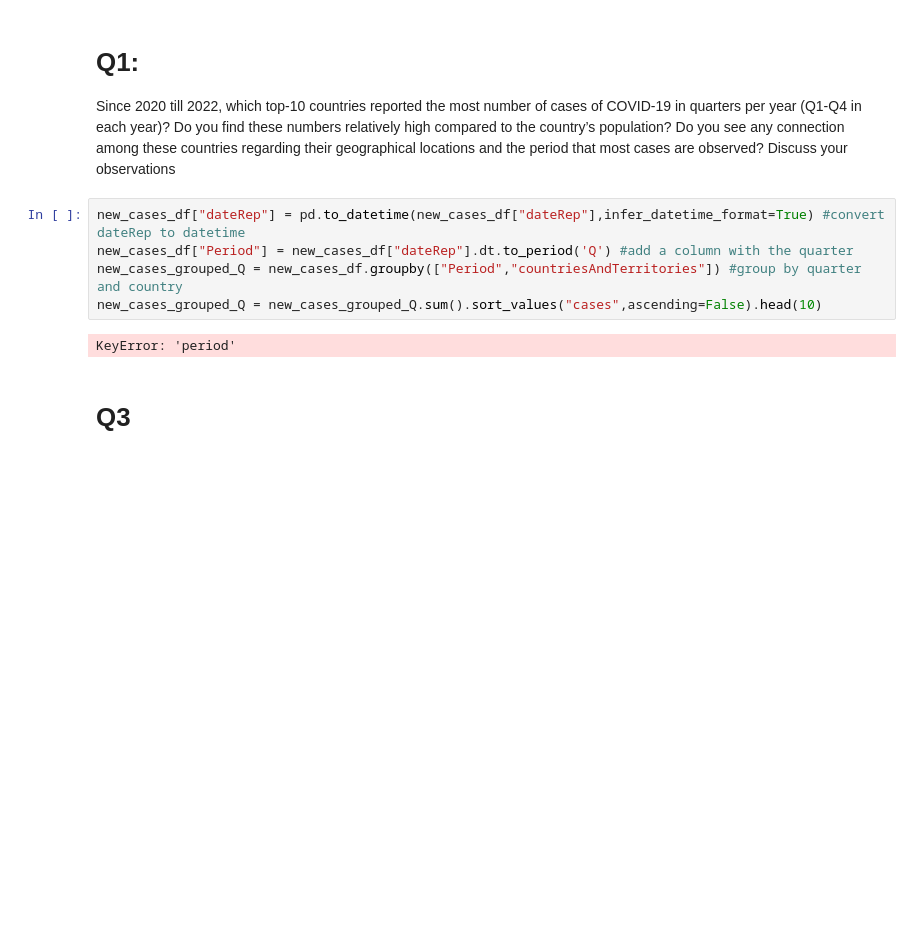
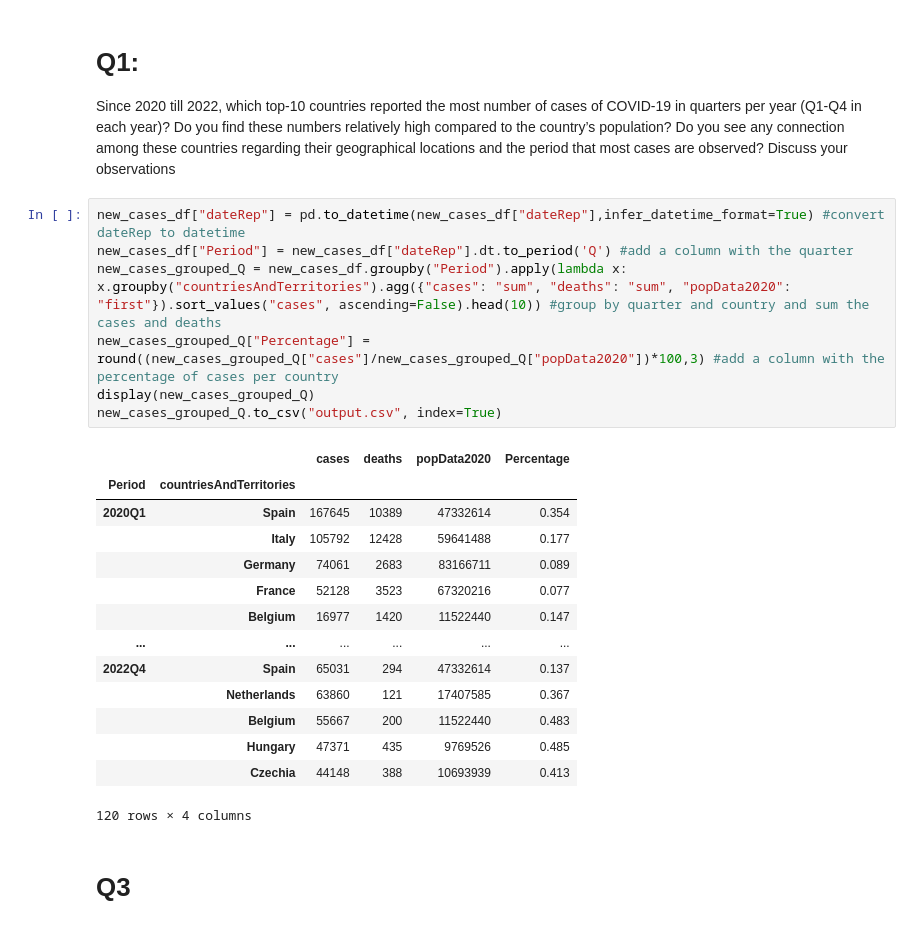
Before and after one commit to Klattraren/Intelligent-Data-Analysis-DV1597, a Jupyter notebook: assignment2.ipynb, the cells around one changed output. Saved outputs shown, nothing was run; the diff lists cells and outputs as text; blank space fills up the shorter version.

Commit message:
sorting out quarters with country and sum of cases

```diff
--- a/assignment2.ipynb
+++ b/assignment2.ipynb
@@ -256,9 +255,24 @@ observations
 # %%
 new_cases_df["dateRep"] = pd.to_datetime(new_cases_df["dateRep"],infer_datetime_format=True) #convert dateRep to datetime
 new_cases_df["Period"] = new_cases_df["dateRep"].dt.to_period('Q') #add a column with the quarter
-new_cases_grouped_Q = new_cases_df.groupby(["Period","countriesAndTerritories"]) #group by quarter and country
-new_cases_grouped_Q = new_cases_grouped_Q.sum().sort_values("cases",ascending=False).head(10)
+new_cases_grouped_Q = new_cases_df.groupby("Period").apply(lambda x: x.groupby("countriesAndTerritories").agg({"cases": "sum", "deaths": "sum", "popData2020": "first"}).sort_values("cases", ascending=False).head(10)) #group by quarter and country and sum the cases and deaths
+new_cases_grouped_Q["Percentage"] = round((new_cases_grouped_Q["cases"]/new_cases_grouped_Q["popData2020"])*100,3) #add a column with the percentage of cases per country
+display(new_cases_grouped_Q)
+new_cases_grouped_Q.to_csv("output.csv", index=True)
 # %% [output]
+|  |  | cases | deaths | popData2020 | Percentage |
+| Period | countriesAndTerritories |  |  |  |  |
+| 2020Q1 | Spain | 167645 | 10389 | 47332614 | 0.354 |
+|  | Italy | 105792 | 12428 | 59641488 | 0.177 |
+|  | Germany | 74061 | 2683 | 83166711 | 0.089 |
+|  | France | 52128 | 3523 | 67320216 | 0.077 |
+|  | Belgium | 16977 | 1420 | 11522440 | 0.147 |
+| ... | ... | ... | ... | ... | ... |
+| 2022Q4 | Spain | 65031 | 294 | 47332614 | 0.137 |
+|  | Netherlands | 63860 | 121 | 17407585 | 0.367 |
+|  | Belgium | 55667 | 200 | 11522440 | 0.483 |
+|  | Hungary | 47371 | 435 | 9769526 | 0.485 |
+|  | Czechia | 44148 | 388 | 10693939 | 0.413 |
-KeyError: 'period'
+120 rows × 4 columns
 # %% [markdown]
 # Q3
```
Also changed, not shown: parts of 2 cells of this notebook, 2 other files.
